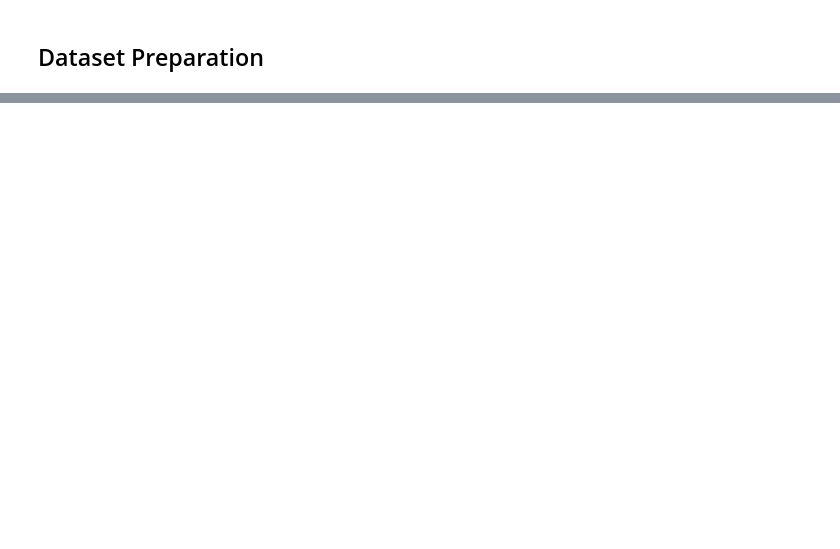
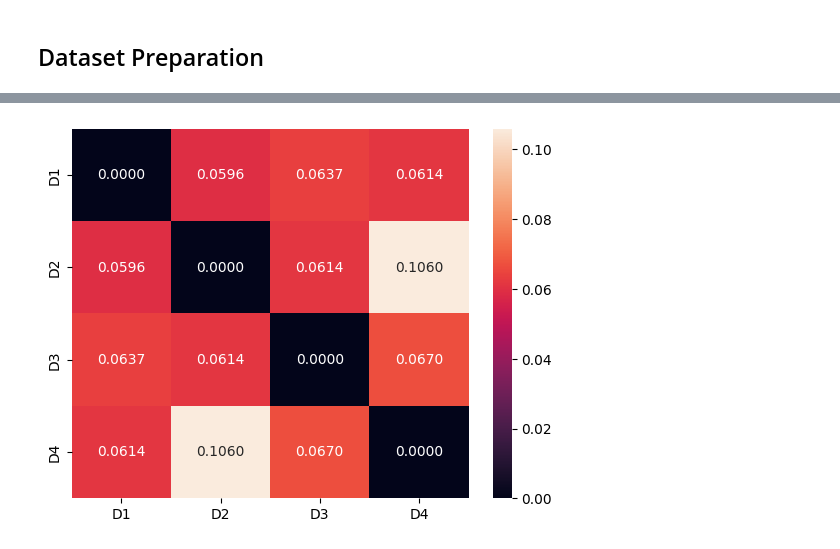
Before and after one commit to husmen/MedicalResearchTextAnalyser, a Jupyter notebook: MedicalResearchTextAnalyser.ipynb, the cells around one changed output, grey strips where cells are left out. Saved outputs shown, nothing was run; the diff lists cells and outputs as text; code cells hidden in the pictures; blank space fills up the shorter version.

```diff
--- a/MedicalResearchTextAnalyser.ipynb
+++ b/MedicalResearchTextAnalyser.ipynb
@@ -153,0 +118,4 @@ for desc, db in zip(dataset.data_description, dataset_empath_sorted, strict=True
+# %%
+# Feature extraction from original text
+tfidf_tkns, _ = nlp_pipeline.text_features(dataset_tkns, dataset_titles)
+print(tfidf_tkns.head(10))
@@ -153,0 +151,5 @@ for desc, db in zip(dataset.data_description, dataset_empath_sorted, strict=True
+# %%
+tfidf_sim = nlp_pipeline.tfidf_sim(tfidf_tkns, dataset_titles)
+data_viz.tfidf_heatmap(tfidf_sim)
+# %% [output]
+[figure, added]
```
Also changed, not shown: parts of 20 cells of this notebook, 5 other files.
